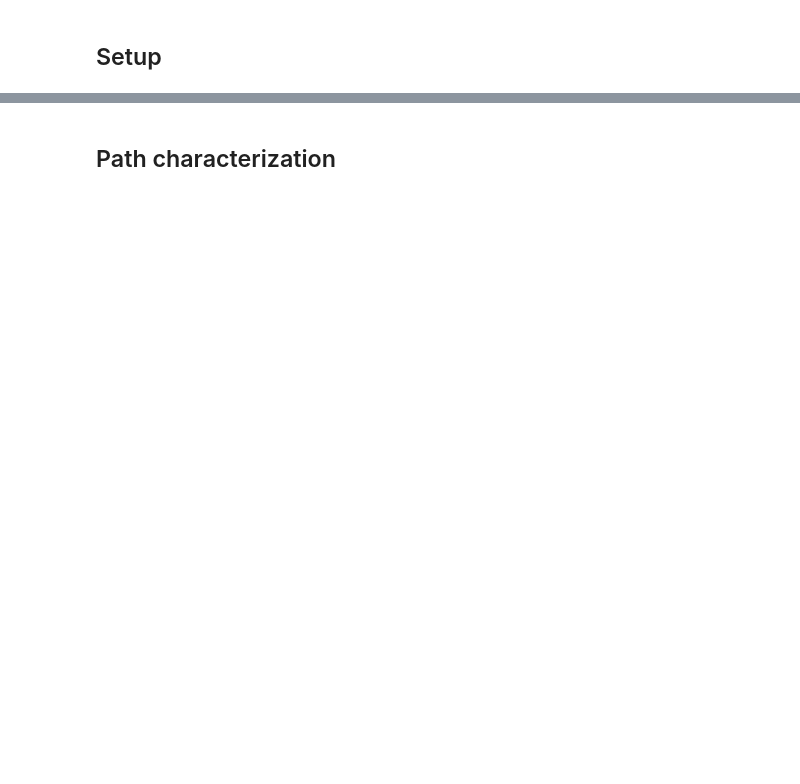
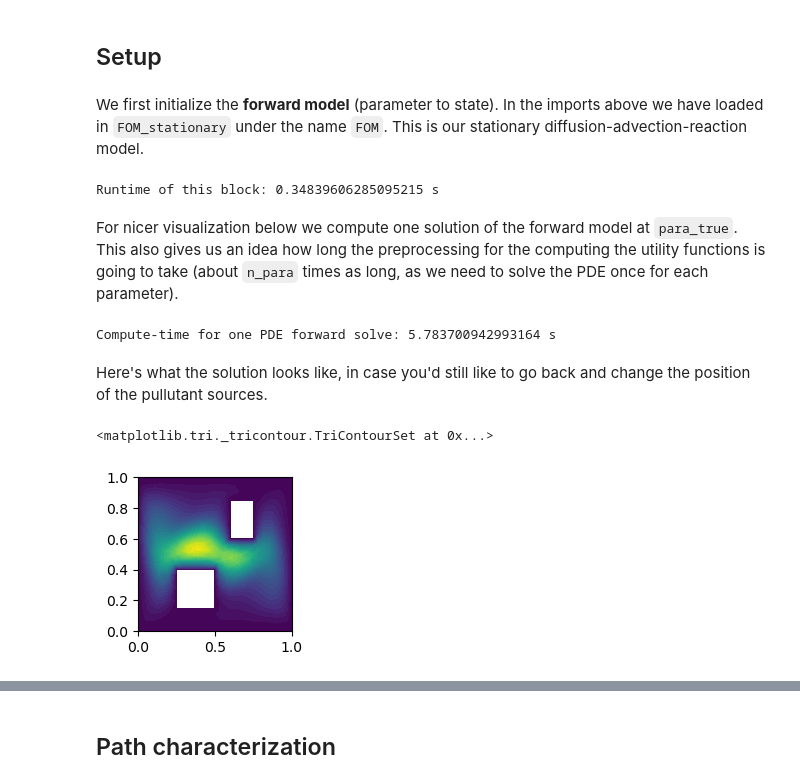
Before and after one commit to leyffer/m2dtIceSheet, a Jupyter notebook: notebooks/7_flightpath_characterization-DAE.ipynb, the cells around one changed output, grey strips where cells are left out. Cells and saved outputs as stored; diff of their text form; code cells hidden in the pictures; blank space fills up the shorter version.

Commit message:
added comments and markdowns to better explain what's happening

```diff
--- a/notebooks/7_flightpath_characterization-DAE.ipynb
+++ b/notebooks/7_flightpath_characterization-DAE.ipynb
@@ -52,2 +63,33 @@ n_test = 100 # resolution for 1D plots
 # %% [markdown]
 ## Setup
+# %% [markdown]
+We first initialize the **forward model** (parameter to state). In the imports above we have loaded in `FOM_stationary` under the name `FOM`. This is our stationary diffusion-advection-reaction model.
+# %%
+tStart = time.time()
+
+# initialize full-order model
+fom = FOM(meshDim = meshDim, centers=centers, polyDim=polyDim)
+n_para = fom.n_para
+
+print("Runtime of this block: {} s".format(time.time()-tStart))
+# %% [output]
+Runtime of this block: 0.34839606285095215 s
+# %% [markdown]
+For nicer visualization below we compute one solution of the forward model at `para_true`. This also gives us an idea how long the preprocessing for the computing the utility functions is going to take (about `n_para` times as long, as we need to solve the PDE once for each parameter).
+# %%
+tStart = time.time()
+
+# compute one solution for nicer visualization below
+state = fom.solve(parameter=para_true)
+
+print("Compute-time for one PDE forward solve: {} s".format(time.time()-tStart))
+# %% [output]
+Compute-time for one PDE forward solve: 5.783700942993164 s
+# %% [markdown]
+Here's what the solution looks like, in case you'd still like to go back and change the position of the pullutant sources.
+# %%
+fig, ax = plt.subplots(1,1, figsize = (2,2))
+fom.plot(state, ax=ax)
+# %% [output]
+<matplotlib.tri._tricontour.TriContourSet at 0x...>
+[figure, added]
```
Also changed, not shown: parts of 52 cells of this notebook, 7 other files.
